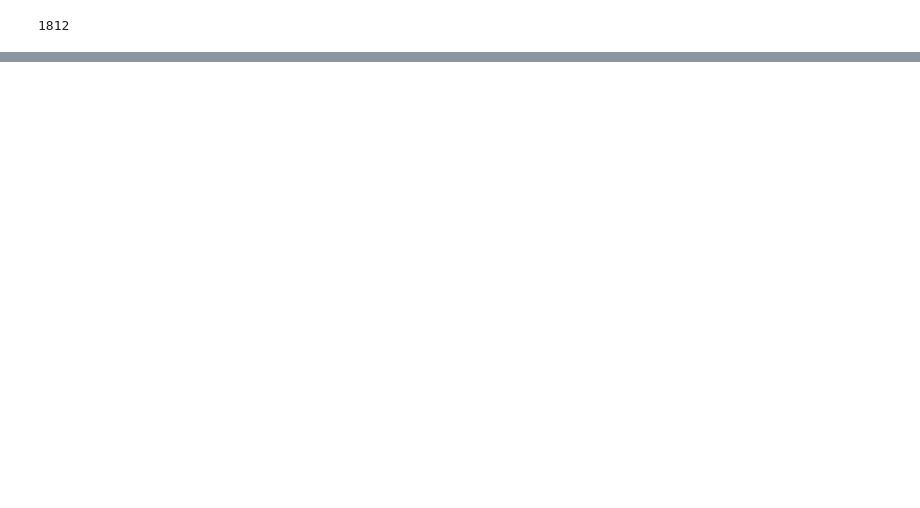
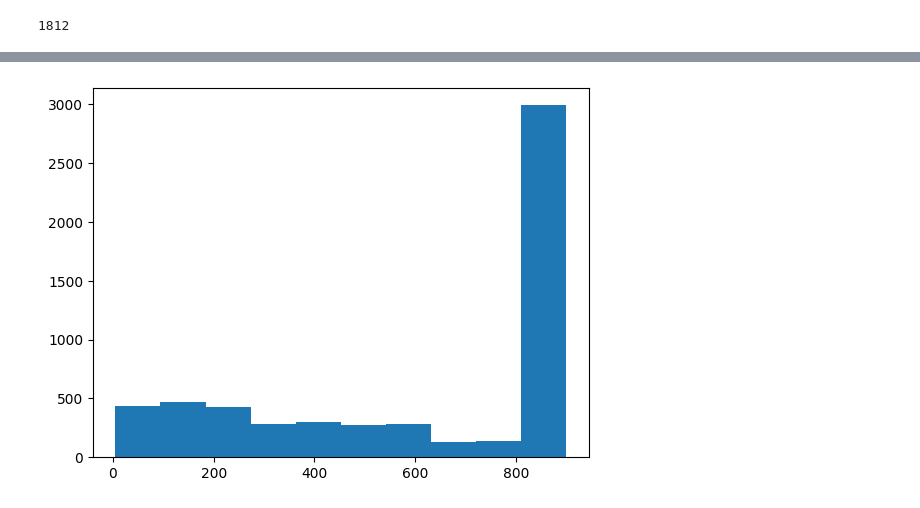
Before and after one commit to rishabkolan/Projects, a Jupyter notebook: main.ipynb, the cells around one changed output, grey strips where cells are left out. Drawn from its saved outputs; the diff is of its cells as text; code cells hidden in the pictures; blank space fills up the shorter version.

```diff
--- a/main.ipynb
+++ b/main.ipynb
@@ -238,0 +413,7 @@ accurate_stats(df, red_features, blue_features, fighters_array)
+# %%
+red_totals = red_totals + ['r_finish_rate']
+blue_totals = blue_totals + ['b_finish_rate']
+# %%
+average_stats = [feature.replace('_total', '_average').strip('r_') for feature in red_totals]
+average_stats[-1] = average_stats[-1] + '_average'
+average_stats
@@ -238,0 +432,9 @@ accurate_stats(df, red_features, blue_features, fighters_array)
+# %%
+def averages(three_rnd_X, red_totals, blue_totals, average_stats):
+  for n in np.arange(len(average_stats)):
+    three_rnd_X[average_stats[n]] = (three_rnd_X[red_totals[n]] + three_rnd_X[blue_totals[n]])/2
+
+
+  return three_rnd_X
+# %%
+three_rnd_X = averages(three_rnd_X, red_totals, blue_totals, average_stats)
@@ -238,0 +487,7 @@ accurate_stats(df, red_features, blue_features, fighters_array)
+# %%
+#skewed distribution might be impacting model performance
+
+plt.hist(three_rnd_X['target'])
+plt.show()
+# %% [output]
+[figure, added]
```
Also changed, not shown: parts of 51 cells of this notebook.
